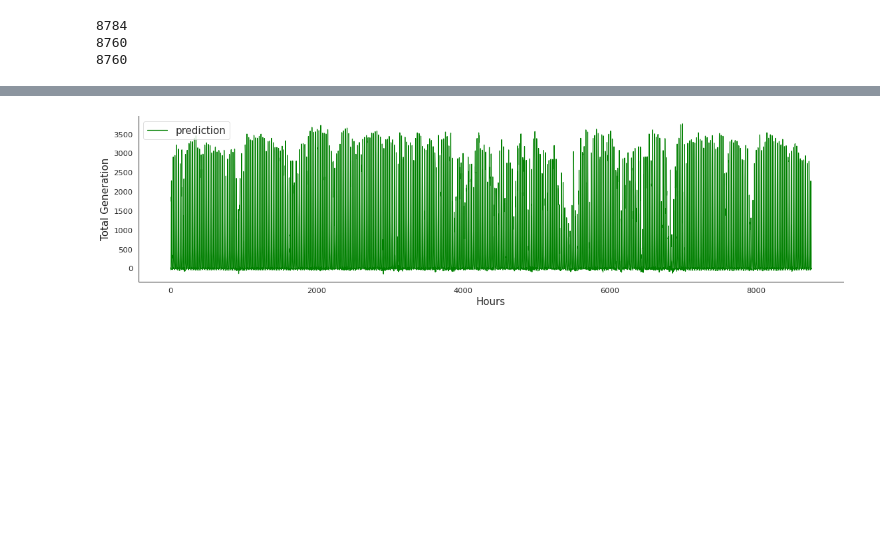
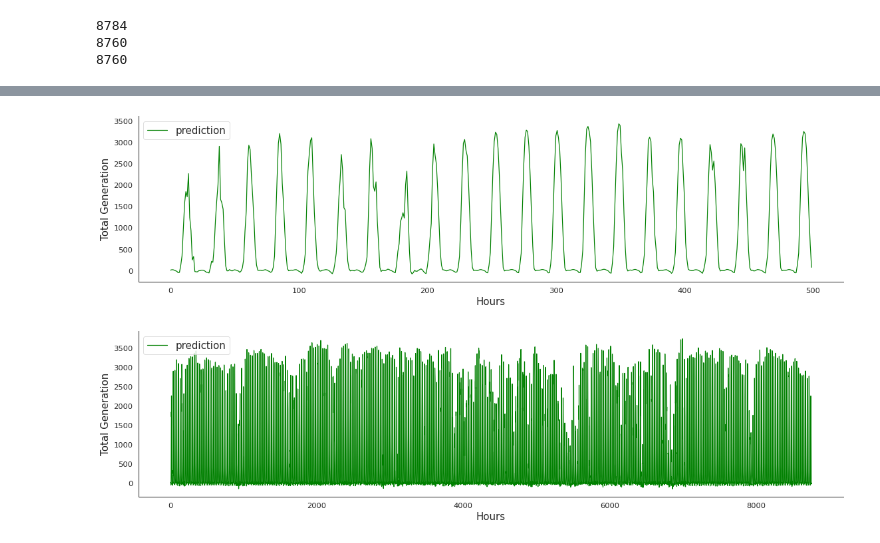
Before and after one commit to Aj6398/Projects, a Jupyter notebook: Solar_Generation_Forcasting_LSTM.ipynb, the cells around one changed output, grey strips where cells are left out. Saved outputs shown, nothing was run; the diff lists cells and outputs as text; code cells hidden in the pictures; blank space fills up the shorter version.

```diff
--- a/Solar_Generation_Forcasting_LSTM.ipynb
+++ b/Solar_Generation_Forcasting_LSTM.ipynb
@@ -347,6 +347,23 @@ Total_train_predict = scaler.inverse_transform(Total_train_predict)
 # Y_train = scaler.inverse_transform([Y_train])
 # test_predict = scaler.inverse_transform(test_predict)
 # Y_test = scaler.inverse_transform([Y_test])
+# %%
+## Now Plot Solar generation for 7 days of 2021
+idx = 500
+aa=[x for x in range(idx)]
+plt.figure(figsize=(16,4))
+# plt.plot(aa, Y_test[0][:idx], marker='.', label="actual")
+plt.plot(aa, Total_train_predict[:,0][:idx], 'g', label="prediction")
+# plt.tick_params(left=False, labelleft=True) #remove ticks
+plt.tight_layout()
+sns.despine(top=True)
+plt.subplots_adjust(left=0.07)
+plt.ylabel('Total Generation', size=15)
+plt.xlabel('Hours', size=15)
+plt.legend(fontsize=15)
+plt.show();
+# %% [output]
+[figure, added]
 # %%
 ## Now Plot Solar generation for the next year 2021
 idx = 8760
```
Also changed, not shown: parts of 7 cells of this notebook.
